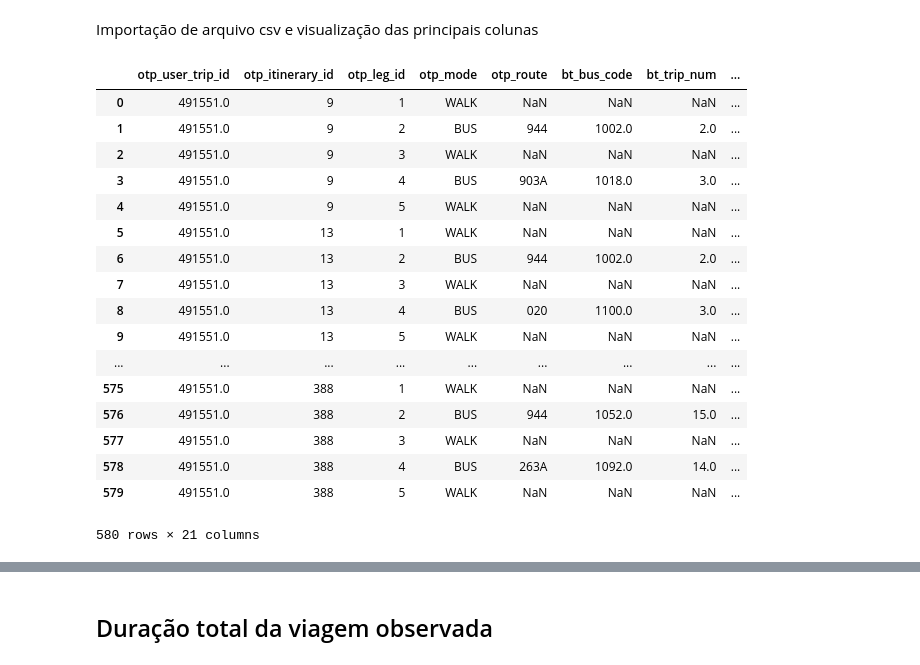
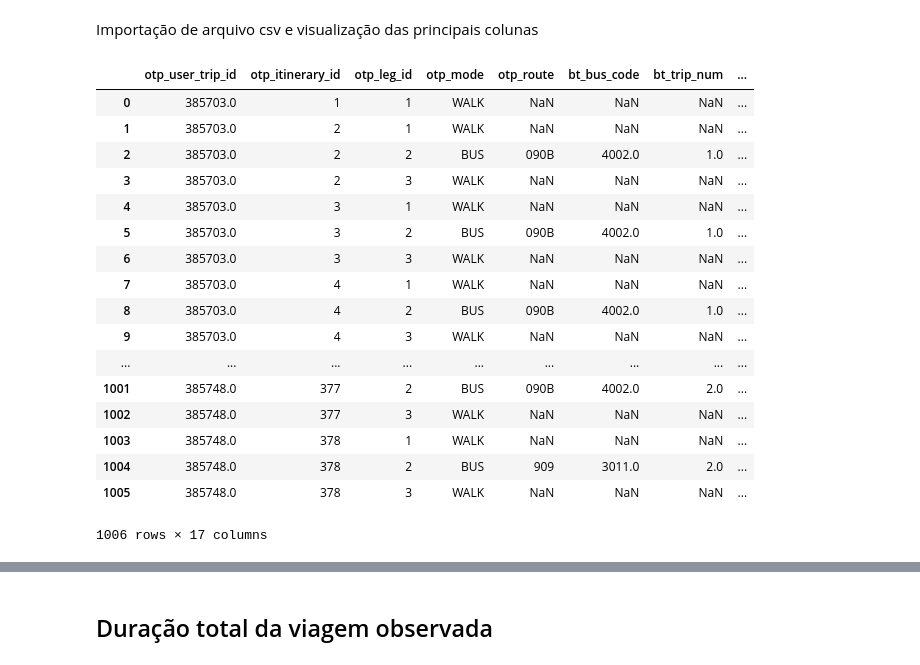
Before and after one commit to andrezaraquel/TransferTimeAnalysisCG, a Jupyter notebook: workspace/python/people-paths/trips-destination-inference/data_bus_visualization.ipynb, the cells around one changed output, grey strips where cells are left out. Saved outputs shown, nothing was run; the diff lists cells and outputs as text; code cells hidden in the pictures.

```diff
--- a/workspace/python/people-paths/trips-destination-inference/data_bus_visualization.ipynb
+++ b/workspace/python/people-paths/trips-destination-inference/data_bus_visualization.ipynb
@@ -34,29 +34,30 @@ import numpy as np
 # %% [markdown]
 Importação de arquivo csv e visualização das principais colunas
 # %%
-bus_itineraries = pd.read_csv('data/output/output_bulma_otp_2.csv')
+bus_itineraries = pd.read_csv('data/output/output_2019_02_02.csv')
+bus_itineraries
+# %% [output]
+|  | otp_user_trip_id | otp_itinerary_id | otp_leg_id | otp_mode | otp_route | bt_bus_code | bt_trip_num | ... |
+| 0 | 385703.0 | 1 | 1 | WALK | NaN | NaN | NaN | ... |
+| 1 | 385703.0 | 2 | 1 | WALK | NaN | NaN | NaN | ... |
+| 2 | 385703.0 | 2 | 2 | BUS | 090B | 4002.0 | 1.0 | ... |
+| 3 | 385703.0 | 2 | 3 | WALK | NaN | NaN | NaN | ... |
+| 4 | 385703.0 | 3 | 1 | WALK | NaN | NaN | NaN | ... |
+| 5 | 385703.0 | 3 | 2 | BUS | 090B | 4002.0 | 1.0 | ... |
+| 6 | 385703.0 | 3 | 3 | WALK | NaN | NaN | NaN | ... |
+| 7 | 385703.0 | 4 | 1 | WALK | NaN | NaN | NaN | ... |
+| 8 | 385703.0 | 4 | 2 | BUS | 090B | 4002.0 | 1.0 | ... |
+| 9 | 385703.0 | 4 | 3 | WALK | NaN | NaN | NaN | ... |
+| ... | ... | ... | ... | ... | ... | ... | ... | ... |
+| 1001 | 385748.0 | 377 | 2 | BUS | 090B | 4002.0 | 2.0 | ... |
+| 1002 | 385748.0 | 377 | 3 | WALK | NaN | NaN | NaN | ... |
+| 1003 | 385748.0 | 378 | 1 | WALK | NaN | NaN | NaN | ... |
+| 1004 | 385748.0 | 378 | 2 | BUS | 909 | 3011.0 | 2.0 | ... |
+| 1005 | 385748.0 | 378 | 3 | WALK | NaN | NaN | NaN | ... |
+1006 rows × 17 columns
 # %%
-dropped = bus_itineraries.drop_duplicates(keep='first',subset=['otp_leg_id','otp_mode','otp_route','bt_bus_code','bt_trip_num', 'otp_from_stop_id','otp_start_time','bt_start_time',
-                'sched_obs_start_timediff','otp_to_stop_id','otp_end_time','bt_end_time','sched_obs_end_timediff'])
+#dropped = bus_itineraries.drop_duplicates(keep='first',subset=['otp_leg_id','otp_mode','otp_route','bt_bus_code','bt_trip_num', 'otp_from_stop_id','otp_start_time','bt_start_time',
+                #'sched_obs_start_timediff','otp_to_stop_id','otp_end_time','bt_end_time','sched_obs_end_timediff'])
 
-dropped
+#dropped
-# %% [output]
-|  | otp_user_trip_id | otp_itinerary_id | otp_leg_id | otp_mode | otp_route | bt_bus_code | bt_trip_num | ... |
-| 0 | 491551.0 | 9 | 1 | WALK | NaN | NaN | NaN | ... |
-| 1 | 491551.0 | 9 | 2 | BUS | 944 | 1002.0 | 2.0 | ... |
-| 2 | 491551.0 | 9 | 3 | WALK | NaN | NaN | NaN | ... |
-| 3 | 491551.0 | 9 | 4 | BUS | 903A | 1018.0 | 3.0 | ... |
-| 4 | 491551.0 | 9 | 5 | WALK | NaN | NaN | NaN | ... |
-| 5 | 491551.0 | 13 | 1 | WALK | NaN | NaN | NaN | ... |
-| 6 | 491551.0 | 13 | 2 | BUS | 944 | 1002.0 | 2.0 | ... |
-| 7 | 491551.0 | 13 | 3 | WALK | NaN | NaN | NaN | ... |
-| 8 | 491551.0 | 13 | 4 | BUS | 020 | 1100.0 | 3.0 | ... |
-| 9 | 491551.0 | 13 | 5 | WALK | NaN | NaN | NaN | ... |
-| ... | ... | ... | ... | ... | ... | ... | ... | ... |
-| 575 | 491551.0 | 388 | 1 | WALK | NaN | NaN | NaN | ... |
-| 576 | 491551.0 | 388 | 2 | BUS | 944 | 1052.0 | 15.0 | ... |
-| 577 | 491551.0 | 388 | 3 | WALK | NaN | NaN | NaN | ... |
-| 578 | 491551.0 | 388 | 4 | BUS | 263A | 1092.0 | 14.0 | ... |
-| 579 | 491551.0 | 388 | 5 | WALK | NaN | NaN | NaN | ... |
-580 rows × 21 columns
 # %%
```
Also changed, not shown: parts of 24 cells of this notebook, 5 other files.
